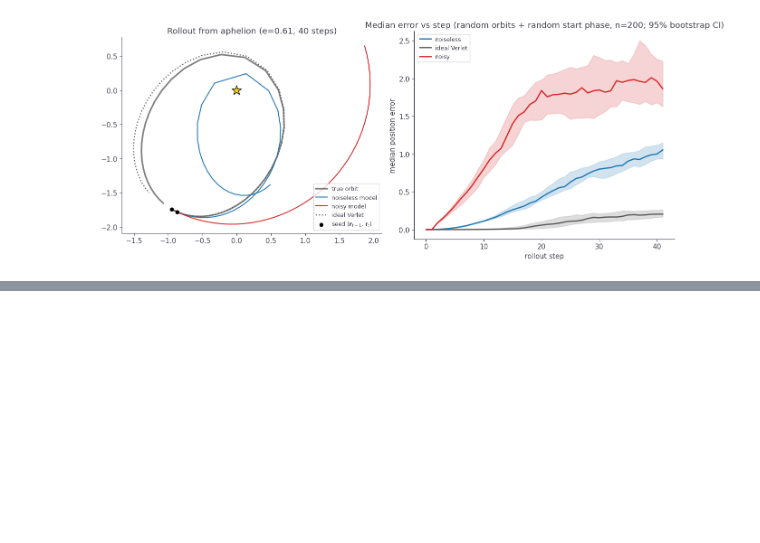
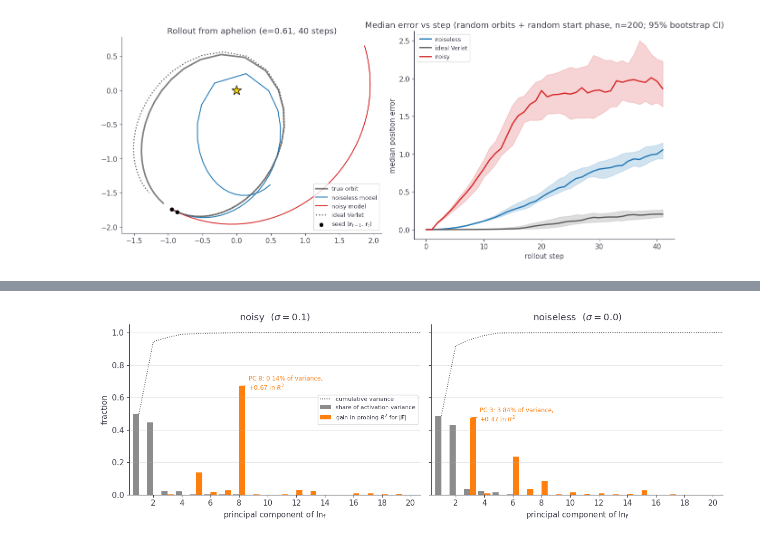
Before and after one commit to Arcadia-Science/world-model-orbits, a Jupyter notebook: index.ipynb, the cells around one changed output, grey strips where cells are left out. Saved outputs shown, nothing was run; the diff lists cells and outputs as text; code cells hidden in the pictures; blank space fills up the shorter version.

Commit message:
full draft

```diff
--- a/index.ipynb
+++ b/index.ipynb
@@ -861,0 +832,82 @@ This is the point of reading out *how* a model computes, not just *what* it enco
+# %%
+#| label: fig-scree-probe
+#| fig-cap: "Activation variance and force decodability per principal component of the final layernorm, one panel per short-context model. Grey bars: the share of activation variance carried by each component. Orange bars: the gain in held-out probing R^2 for |F| when that component is added to the readout. Dotted line: cumulative variance. The annotation marks the component contributing the largest single gain in R^2."
+#| code-fold: true
+from sklearn.linear_model import LinearRegression
+from sklearn.model_selection import train_test_split
+from sklearn.metrics import r2_score
+
+N_SUB = 4000
+W_sub = NT.sample_orbit_windows(BLOCK_SIZE, N_SUB, seed=SEED, offset=OFFSET)
+r_prev_s, r_t_s = W_sub[:, -2, :], W_sub[:, -1, :]
+rad_s  = np.linalg.norm(r_t_s, axis=1)
+grav_s = -r_t_s / rad_s[:, None] ** 3                 # true Newtonian acceleration, GM = 1
+F_s    = 1.0 / rad_s ** 2
+i_tr, i_te = train_test_split(np.arange(N_SUB), test_size=0.5, random_state=0)
+
+
+def subspace_sweep(mdl):
+    """Per k, everything this section needs from the top-k principal components of ln_f.
+
+    The output head is linear and bias-free, so the prediction splits exactly and
+    additively: y = W_head @ bulk_k + W_head @ tail_k (asserted below). Components
+    are ordered by activation variance, never by usefulness for |F|.
+
+    Returns  var   per-component share of activation variance
+             r2    held-out probing R^2 for |F| from the top-k
+             rho   fraction of the gravitational kick the bulk-only output reproduces,
+                   1 - |a_bulk - g| / |g|, per window then median
+    """
+    rec = {}
+    hk = mdl.transformer.ln_f.register_forward_hook(
+        lambda m, i, o: rec.__setitem__('L', o.detach()[:, -1, :].double().clone()))
+    try:
+        with torch.no_grad():
+            pred = mdl(torch.tensor(W_sub).to(next(mdl.parameters()).dtype))[0][:, -1, :]
+    finally:
+        hk.remove()
+    L  = rec['L'].numpy()
+    Wh = mdl.output_head.weight.detach().double().numpy()
+    assert np.abs(L @ Wh.T - pred.double().numpy()).max() < 1e-10
+    mu = L[i_tr].mean(0)
+    _, S, Vt = np.linalg.svd(L[i_tr] - mu, full_matrices=False)
+    P   = (L - mu) @ Vt.T
+    var = S ** 2 / (S ** 2).sum()
+    ng  = np.linalg.norm(grav_s, axis=1)
+    r2, rho = [], []
+    for k in range(1, L.shape[1] + 1):
+        r2.append(r2_score(F_s[i_te],
+                           LinearRegression().fit(P[i_tr][:, :k], F_s[i_tr])
+                                             .predict(P[i_te][:, :k])))
+        y_bulk = mu @ Wh.T + P[:, :k] @ (Vt[:k] @ Wh.T)
+        a_bulk = (y_bulk - 2 * r_t_s + r_prev_s) / DT ** 2
+        rho.append(np.median((1 - np.linalg.norm(a_bulk - grav_s, axis=1) / ng)[i_te]))
+    return dict(var=var, cum=np.cumsum(var), r2=np.array(r2), rho=np.array(rho))
+
+
+SUB = {'noisy  ($\\sigma=0.1$)':     subspace_sweep(model_bs2),
+       'noiseless  ($\\sigma=0.0$)': subspace_sweep(model_noiseless)}
+
+fig, axes = plt.subplots(1, 2, figsize=(12.5, 4.4), sharey=True)
+for ax, (name, d) in zip(axes, SUB.items()):
+    ks   = np.arange(1, len(d['var']) + 1)
+    dr2  = np.diff(np.concatenate([[0.0], d['r2']]))       # R^2 gained per component
+    ax.bar(ks - 0.21, d['var'], width=0.42, color='0.55', label='share of activation variance')
+    ax.bar(ks + 0.21, np.clip(dr2, 0, None), width=0.42, color='tab:orange',
+           label=r'gain in probing $R^2$ for $|\mathbf{F}|$')
+    ax.plot(ks, d['cum'], color='0.3', lw=1.2, ls=':', label='cumulative variance')
+    kj = int(np.argmax(dr2)) + 1
+    ax.annotate(f'PC {kj}: {100*d["var"][kj-1]:.2f}% of variance,\n'
+                f'$+{dr2[kj-1]:.2f}$ in $R^2$',
+                (kj, dr2[kj - 1]), textcoords='offset points', xytext=(14, -6),
+                fontsize=8.5, color='tab:orange',
+                arrowprops=dict(arrowstyle='-', color='tab:orange', lw=0.9))
+    ax.set_xlabel('principal component of $\\mathrm{ln_f}$')
+    ax.set_title(name); ax.set_xlim(0.3, 20.7); ax.grid(alpha=0.3, axis='y')
+    ax.set_xticks(np.arange(2, 21, 2))
+axes[0].set_ylabel('fraction')
+axes[0].set_ylim(0, 1.05)
+axes[0].legend(fontsize=8, loc='center right')
+fig.tight_layout(); plt.show()
+# %% [output]
+[figure, added]
```
Also changed, not shown: parts of 39 cells of this notebook.
